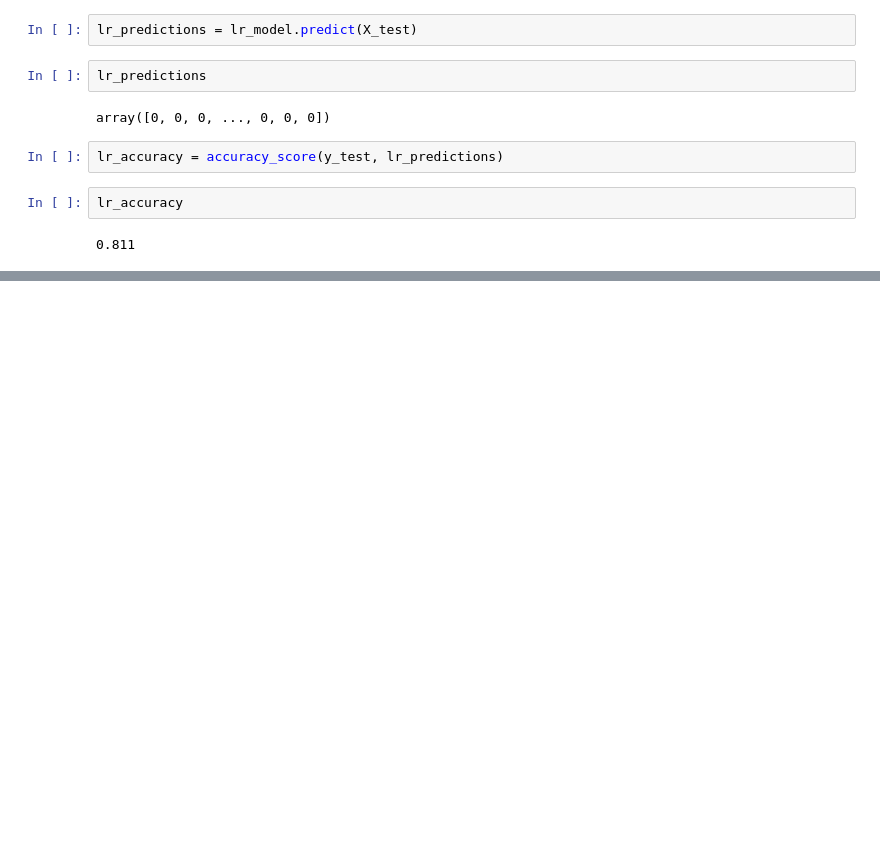
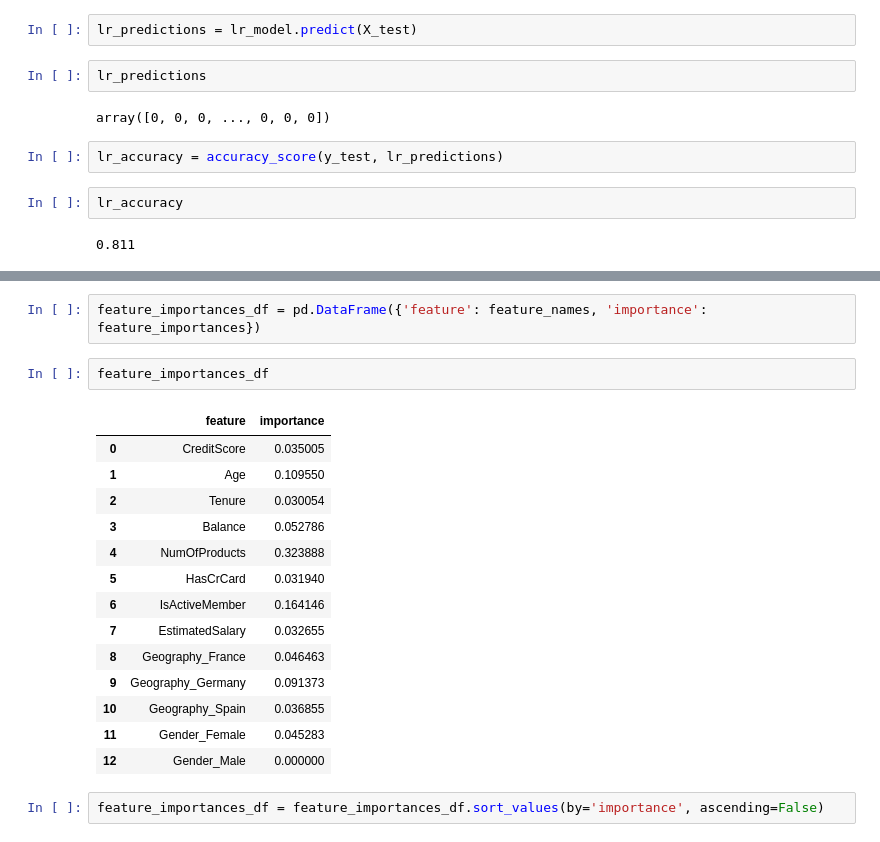
Before and after one commit to IntermediaDesigns/ai-customer-churn-prediction, a Jupyter notebook: churn.ipynb, the cells around one changed output, grey strips where cells are left out. Drawn from its saved outputs; the diff is of its cells as text; blank space fills up the shorter version.

```diff
--- a/churn.ipynb
+++ b/churn.ipynb
@@ -274,0 +293,21 @@ Model saved to svm_model.pkl
+# %%
+feature_importances_df = pd.DataFrame({'feature': feature_names, 'importance': feature_importances})
+# %%
+feature_importances_df
+# %% [output]
+|  | feature | importance |
+| 0 | CreditScore | 0.035005 |
+| 1 | Age | 0.109550 |
+| 2 | Tenure | 0.030054 |
+| 3 | Balance | 0.052786 |
+| 4 | NumOfProducts | 0.323888 |
+| 5 | HasCrCard | 0.031940 |
+| 6 | IsActiveMember | 0.164146 |
+| 7 | EstimatedSalary | 0.032655 |
+| 8 | Geography_France | 0.046463 |
+| 9 | Geography_Germany | 0.091373 |
+| 10 | Geography_Spain | 0.036855 |
+| 11 | Gender_Female | 0.045283 |
+| 12 | Gender_Male | 0.000000 |
+# %%
+feature_importances_df = feature_importances_df.sort_values(by='importance', ascending=False)
```
Also changed, not shown: parts of 7 cells of this notebook.
